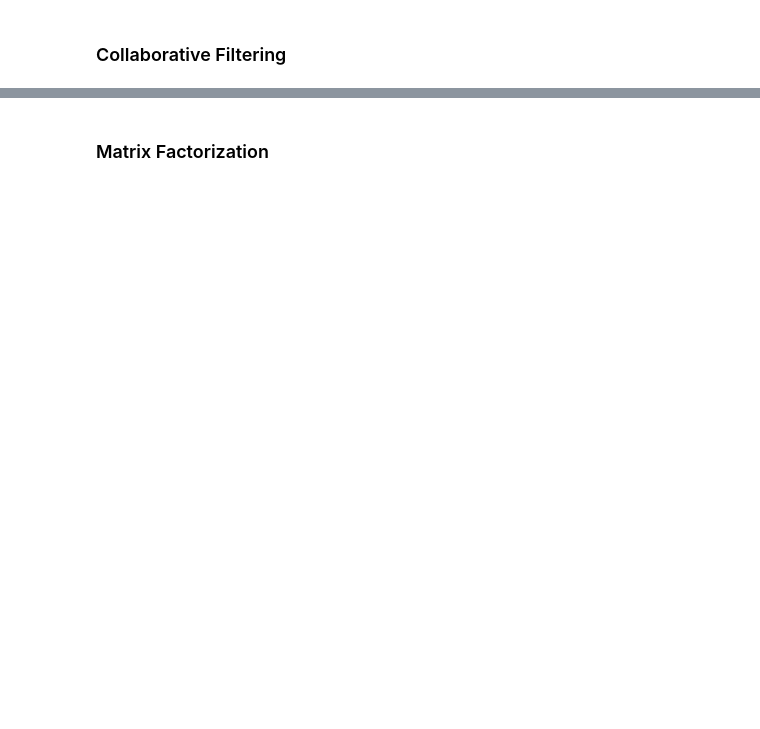
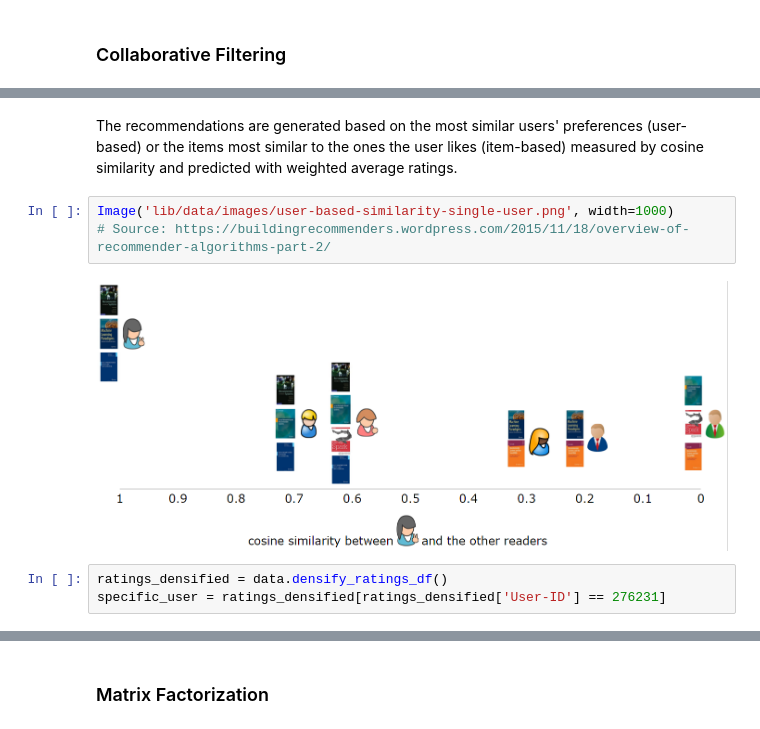
Before and after one commit to NathalieNguyen/RecSys, a Jupyter notebook: RecSys_Book_Crossing.ipynb, the cells around one changed output, grey strips where cells are left out. Saved outputs shown, nothing was run; the diff lists cells and outputs as text; blank space fills up the shorter version.

```diff
--- a/RecSys_Book_Crossing.ipynb
+++ b/RecSys_Book_Crossing.ipynb
@@ -231,0 +274,10 @@ IxU.head()
+# %% [markdown]
+The recommendations are generated based on the most similar users' preferences (user-based) or the items most similar to the ones the user likes (item-based) measured by cosine similarity and predicted with weighted average ratings.
+# %%
+Image('lib/data/images/user-based-similarity-single-user.png', width=1000)
+# Source: https://buildingrecommenders.wordpress.com/2015/11/18/overview-of-recommender-algorithms-part-2/
+# %% [output]
+[figure, added]
+# %%
+ratings_densified = data.densify_ratings_df()
+specific_user = ratings_densified[ratings_densified['User-ID'] == 276231]
```
Also changed, not shown: parts of 19 cells of this notebook.
